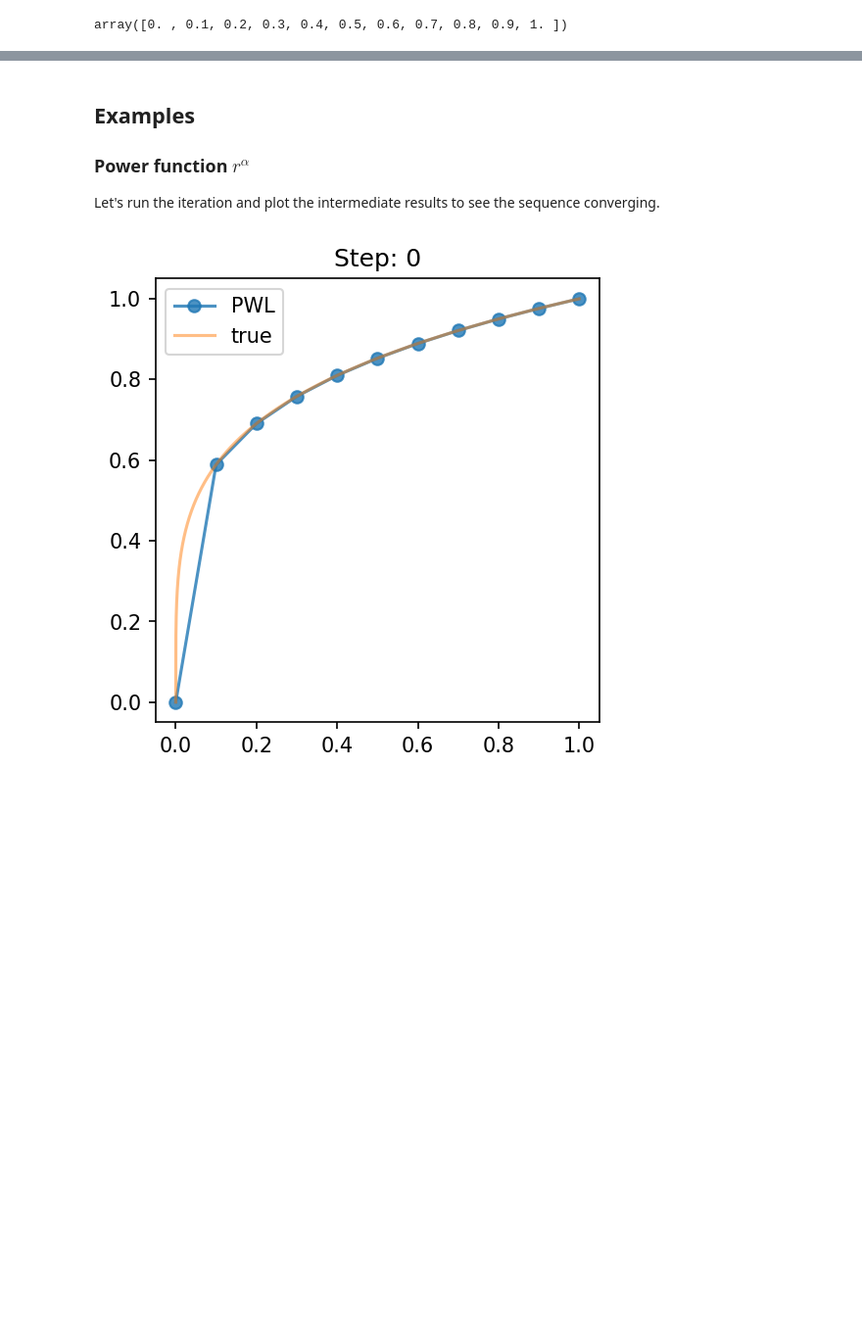
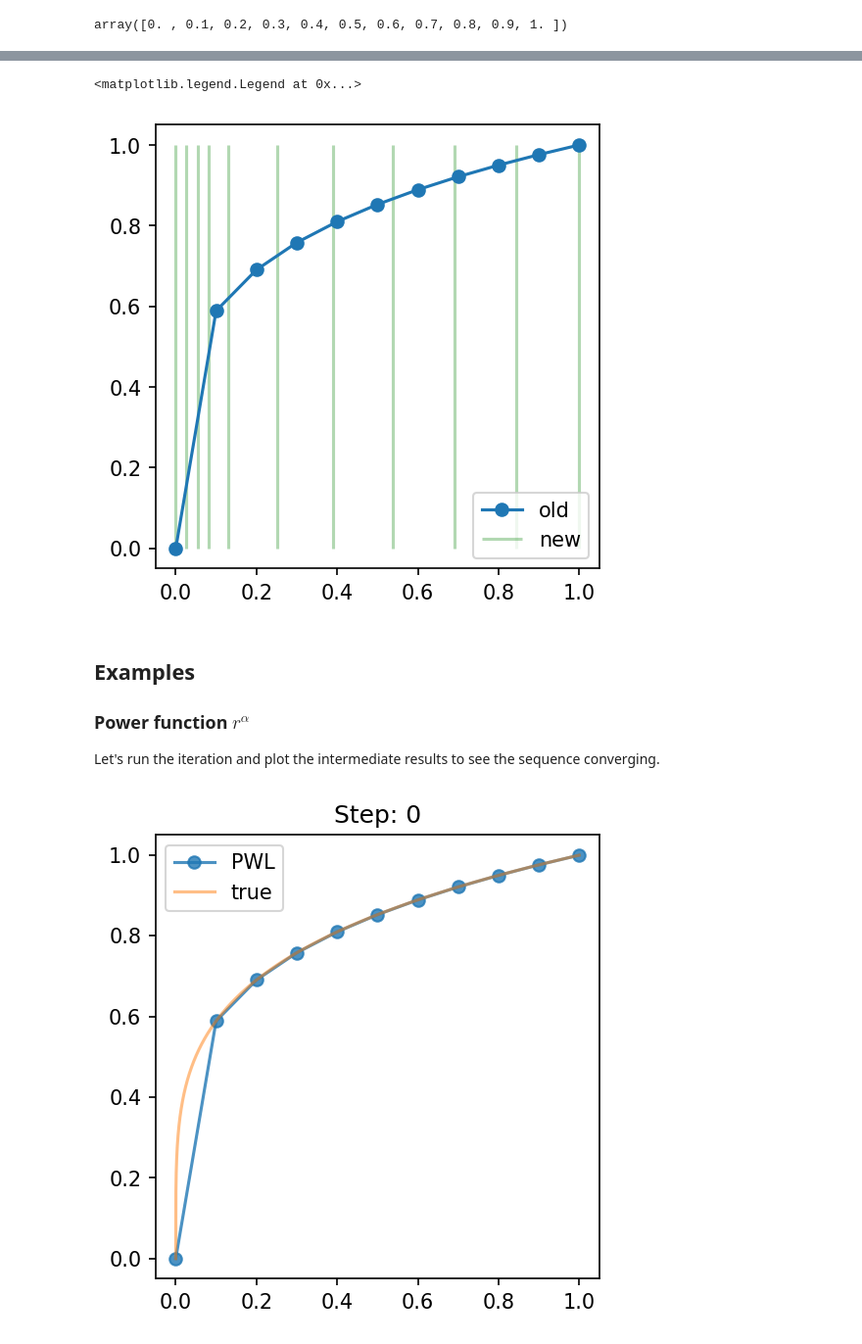
Before and after one commit to ajfriend/ajfriend.github.io, a Jupyter notebook: src/blog/pwl_resample.ipynb, the cells around one changed output, grey strips where cells are left out. Shown: that part at 98% size. Saved outputs shown, nothing was run; the diff lists cells and outputs as text; code cells hidden in the pictures; blank space fills up the shorter version.

```diff
--- a/src/blog/pwl_resample.ipynb
+++ b/src/blog/pwl_resample.ipynb
@@ -144,3 +153,16 @@ def resample(x,y):
+# %%
+x_new = resample(x, y)
+
+fig, ax = plt.subplots(dpi=150)
+
+ax.plot(x, y, '-o', label='old')
+ax.vlines(x_new, 0, 1, alpha=.3, color='green', label='new')
+
+ax.set_aspect('equal')
+ax.legend(loc='lower right')
+# %% [output]
+<matplotlib.legend.Legend at 0x...>
+[figure, added]
 # %% [markdown]
 ## Examples
 
```
Also changed, not shown: parts of 6 cells of this notebook.
